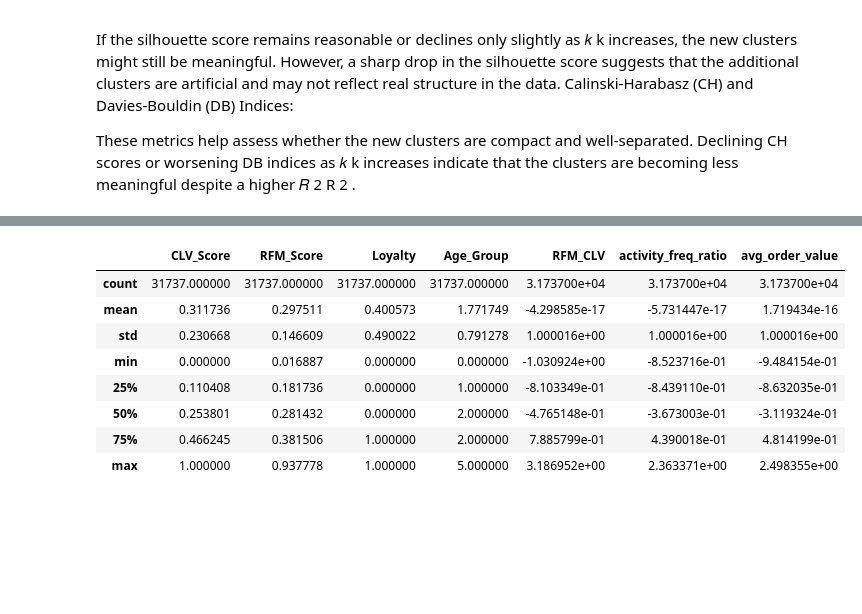
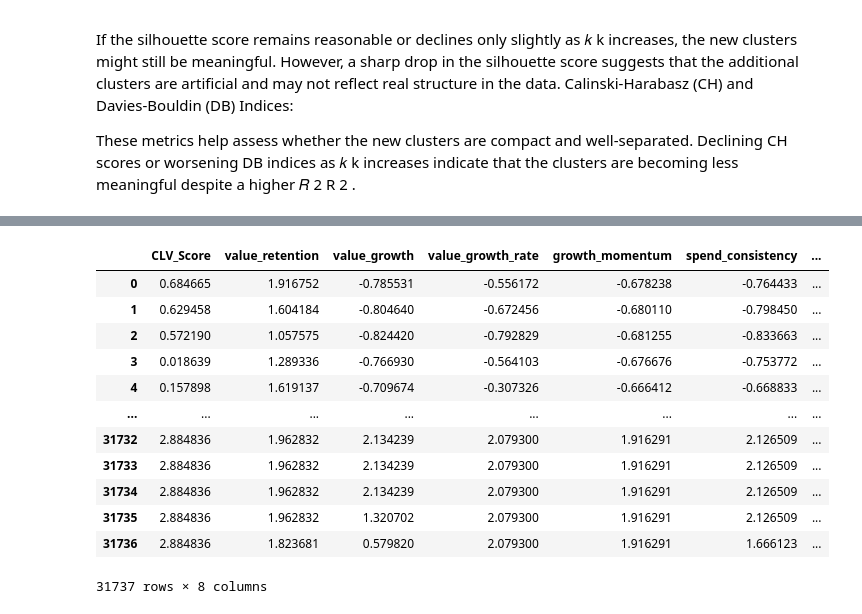
Before and after one commit to killerkiemklan/Data-Mining-24-25, a Jupyter notebook: cleaning_and_partitioning(more).ipynb, the cells around one changed output, grey strips where cells are left out. Saved outputs shown, nothing was run; the diff lists cells and outputs as text; code cells hidden in the pictures; blank space fills up the shorter version.

```diff
--- a/cleaning_and_partitioning(more).ipynb
+++ b/cleaning_and_partitioning(more).ipynb
@@ -824,15 +659,48 @@ def preprocess_df_val(df):
+# %%
+def preprocess_df_val(df):
+   # Get original column names from df
+   val_clean = df[['mnt', 'activity', 'frq', 'rcn', 'CLV_Score']].copy()
+
+   val_clean['CLV_Score'] = np.log1p(val_clean['CLV_Score'])
+
+   # Enhanced top scorers using original column names
+   val_clean['value_retention'] = np.log1p(val_clean['mnt']) / (val_clean['activity'] + 1)
+   val_clean['value_growth'] = val_clean['mnt'] / ((val_clean['rcn'] + 1) * (val_clean['frq'] + 1))
+   val_clean['value_growth_rate'] = val_clean['value_growth'] * np.log1p(val_clean['frq'])
+   val_clean['growth_momentum'] = val_clean['value_growth'] * (val_clean['mnt'] / val_clean['rcn'])
+
+   val_clean['spend_consistency'] = val_clean['mnt'] / (val_clean['rcn'] + 1)
+   val_clean['avg_order_value'] = val_clean['mnt'] / (val_clean['frq'] + 1)
+   val_clean['active_spend_rate'] = np.log1p(val_clean['mnt'] * val_clean['activity']) / np.log1p(val_clean['rcn'])
+
+  #  val_clean['RFM_Score'] = (np.exp(-0.02 * val_clean['rcn']) * 0.3 +
+  #                           np.log1p(val_clean['frq']) * 0.3 +
+  #                           np.log2(val_clean['mnt'] + 1) * 0.4)
+  #  'RFM_Score',
+
+   final_cols = ['CLV_Score',  'value_retention', 'value_growth', 'value_growth_rate',
+                'growth_momentum', 'spend_consistency', 'avg_order_value', 'active_spend_rate']
+
+   val_clean = remove_outliers(val_clean, final_cols)
+   val_clean[final_cols] = StandardScaler().fit_transform(val_clean[final_cols])
+
+   return val_clean[final_cols]
 # %%
 # Usage:
 val_clean = preprocess_df_val(df_val)
 
-val_clean.describe()
+val_clean
 # %% [output]
-|  | CLV_Score | RFM_Score | Loyalty | Age_Group | RFM_CLV | activity_freq_ratio | avg_order_value |
-| count | 31737.000000 | 31737.000000 | 31737.000000 | 31737.000000 | 3.173700e+04 | 3.173700e+04 | 3.173700e+04 |
-| mean | 0.311736 | 0.297511 | 0.400573 | 1.771749 | -4.298585e-17 | -5.731447e-17 | 1.719434e-16 |
-| std | 0.230668 | 0.146609 | 0.490022 | 0.791278 | 1.000016e+00 | 1.000016e+00 | 1.000016e+00 |
-| min | 0.000000 | 0.016887 | 0.000000 | 0.000000 | -1.030924e+00 | -8.523716e-01 | -9.484154e-01 |
-| 25% | 0.110408 | 0.181736 | 0.000000 | 1.000000 | -8.103349e-01 | -8.439110e-01 | -8.632035e-01 |
-| 50% | 0.253801 | 0.281432 | 0.000000 | 2.000000 | -4.765148e-01 | -3.673003e-01 | -3.119324e-01 |
-| 75% | 0.466245 | 0.381506 | 1.000000 | 2.000000 | 7.885799e-01 | 4.390018e-01 | 4.814199e-01 |
-| max | 1.000000 | 0.937778 | 1.000000 | 5.000000 | 3.186952e+00 | 2.363371e+00 | 2.498355e+00 |
+|  | CLV_Score | value_retention | value_growth | value_growth_rate | growth_momentum | spend_consistency | ... |
+| 0 | 0.684665 | 1.916752 | -0.785531 | -0.556172 | -0.678238 | -0.764433 | ... |
+| 1 | 0.629458 | 1.604184 | -0.804640 | -0.672456 | -0.680110 | -0.798450 | ... |
+| 2 | 0.572190 | 1.057575 | -0.824420 | -0.792829 | -0.681255 | -0.833663 | ... |
+| 3 | 0.018639 | 1.289336 | -0.766930 | -0.564103 | -0.676676 | -0.753772 | ... |
+| 4 | 0.157898 | 1.619137 | -0.709674 | -0.307326 | -0.666412 | -0.668833 | ... |
+| ... | ... | ... | ... | ... | ... | ... | ... |
+| 31732 | 2.884836 | 1.962832 | 2.134239 | 2.079300 | 1.916291 | 2.126509 | ... |
+| 31733 | 2.884836 | 1.962832 | 2.134239 | 2.079300 | 1.916291 | 2.126509 | ... |
+| 31734 | 2.884836 | 1.962832 | 2.134239 | 2.079300 | 1.916291 | 2.126509 | ... |
+| 31735 | 2.884836 | 1.962832 | 1.320702 | 2.079300 | 1.916291 | 2.126509 | ... |
+| 31736 | 2.884836 | 1.823681 | 0.579820 | 2.079300 | 1.916291 | 1.666123 | ... |
+31737 rows × 8 columns
```
Also changed, not shown: parts of 25 cells of this notebook.
